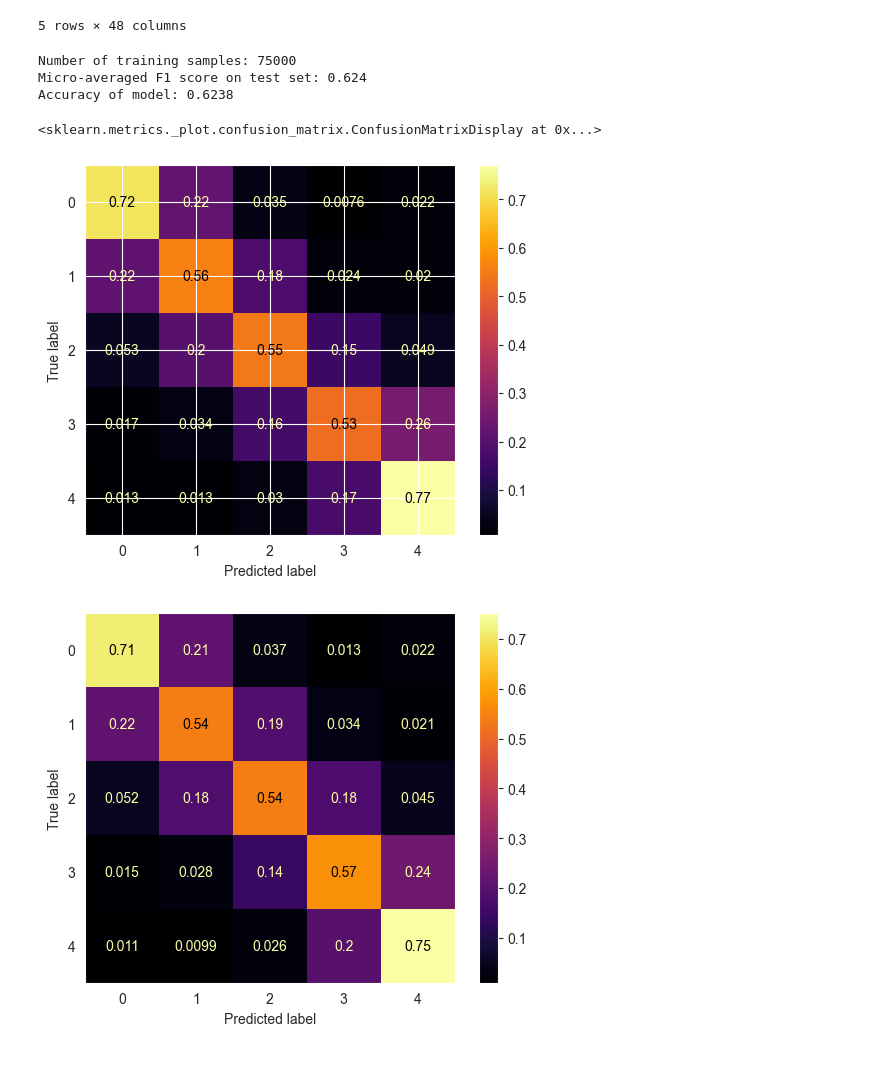
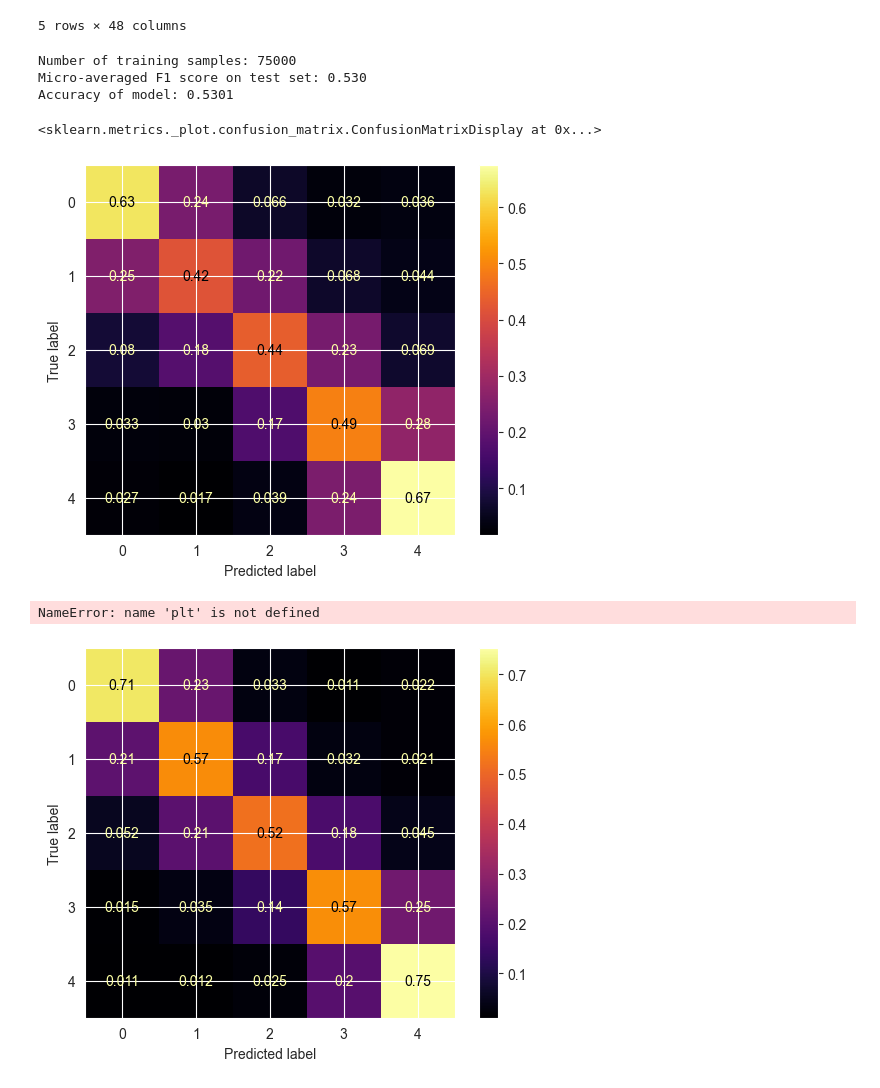
Before and after one commit to kaden-young/AITools, a Jupyter notebook: M6 Pitch/andy-gridsearch-lemmatized.ipynb, the cells around one changed output. Cells and saved outputs as stored; diff of their text form; code cells hidden in the pictures.

Commit message:
Updated notebooks for gridsearch, and lemma model.  Added additional dataset notebook that found some matches.

```diff
--- a/M6 Pitch/andy-gridsearch-lemmatized.ipynb
+++ b/M6 Pitch/andy-gridsearch-lemmatized.ipynb
@@ -122,37 +114,37 @@ best_params = {
     'vect__strip_accents': None,
     'tfidf__norm': 'l2',
     'tfidf__sublinear_tf': True,
     'tfidf__use_idf': True,
     'clf__alpha': 1e-05,
     'clf__loss': 'log_loss',
     'clf__penalty': 'elasticnet',
 }
 
 classifier = pipeline.set_params(**best_params)
 
 # The space is important, otherwise this accidentally creates joined words.
-X, y = df['reviewText'] + " " + df['summary'], df['overall']
+X, y = df['lemmatized_reviewText'] + " " + df['lemmatized_summary'], df['overall']
 X_train, X_test, y_train, y_test = train_test_split(X, y, random_state=55)
 
 print("Number of training samples:", len(X_train))
 
 classifier.fit(X_train, y_train)
 y_pred = classifier.predict(X_test)
 
 print("Micro-averaged F1 score on test set: %0.3f"% f1_score(y_test, y_pred, average="micro"))
 
 accuracy = classifier.score(X_test, y_test)
 print(f"Accuracy of model: {accuracy:.4f}")
 
 cm = confusion_matrix(y_test, y_pred, normalize='true')
 disp = ConfusionMatrixDisplay(confusion_matrix=cm)
 disp.plot(cmap='inferno')
 # %% [output]
 Number of training samples: 75000
-Micro-averaged F1 score on test set: 0.624
-Accuracy of model: 0.6238
+Micro-averaged F1 score on test set: 0.530
+Accuracy of model: 0.5301
 <sklearn.metrics._plot.confusion_matrix.ConfusionMatrixDisplay at 0x...>
-[figure, old version]
+[figure, new version]
 # %%
 cm = confusion_matrix(y_test, y_pred, normalize='true')
 disp = ConfusionMatrixDisplay(confusion_matrix=cm)
@@ -160,4 +152,5 @@ disp.plot(cmap='inferno')
 plt.grid(None)
 plt.show()
 # %% [output]
+NameError: name 'plt' is not defined
-[figure, old version]
+[figure, new version]
```
Also changed, not shown: parts of 1 cell of this notebook, 4 other files.
